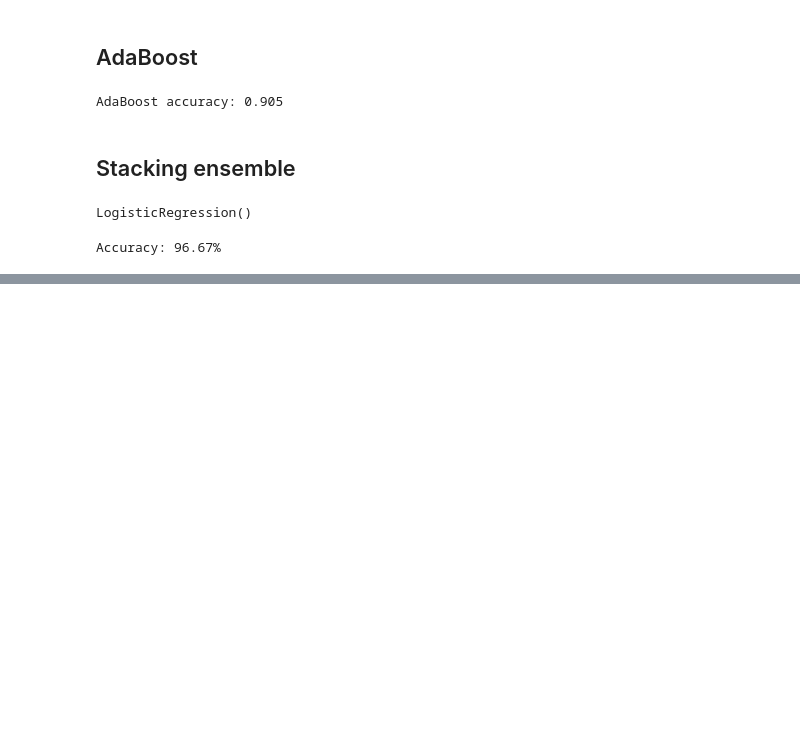
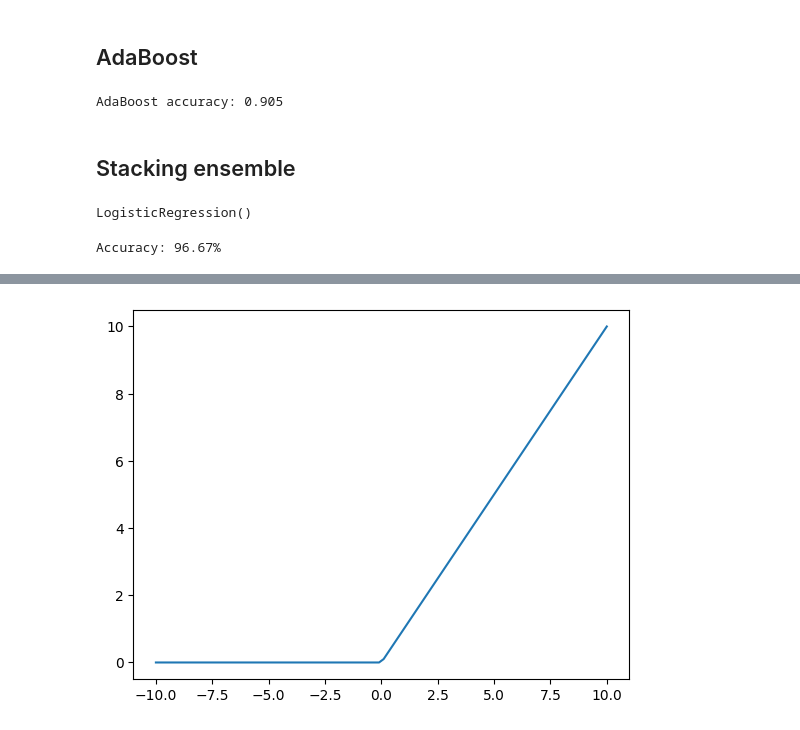
Before and after one commit to mordr/jupyter-notebooks, a Jupyter notebook: ML_scratch.ipynb, the cells around one changed output, grey strips where cells are left out. Cells and saved outputs as stored; diff of their text form; code cells hidden in the pictures; blank space fills up the shorter version.

```diff
--- a/ML_scratch.ipynb
+++ b/ML_scratch.ipynb
@@ -468,0 +537,9 @@ Accuracy: 96.67%
+# %%
+def relu_function(x):
+    return x if x > 0 else 0
+
+y = [relu_function(i) for i in x]
+plt.plot(x, y)
+plt.show()
+# %% [output]
+[figure, added]
```
Also changed, not shown: parts of 10 cells of this notebook.
